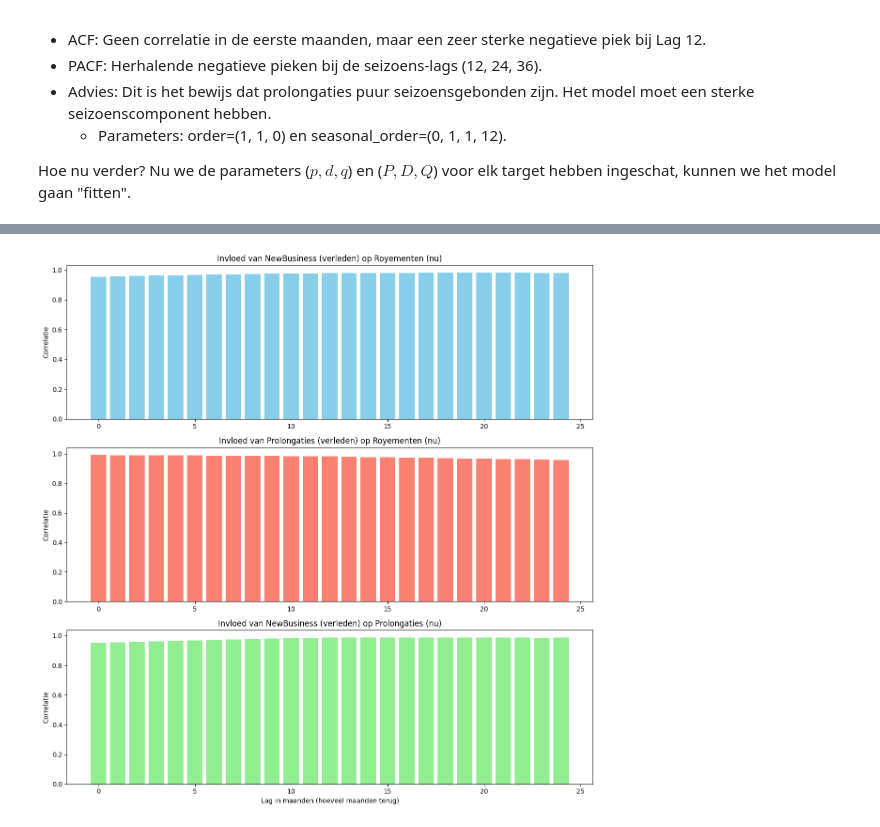
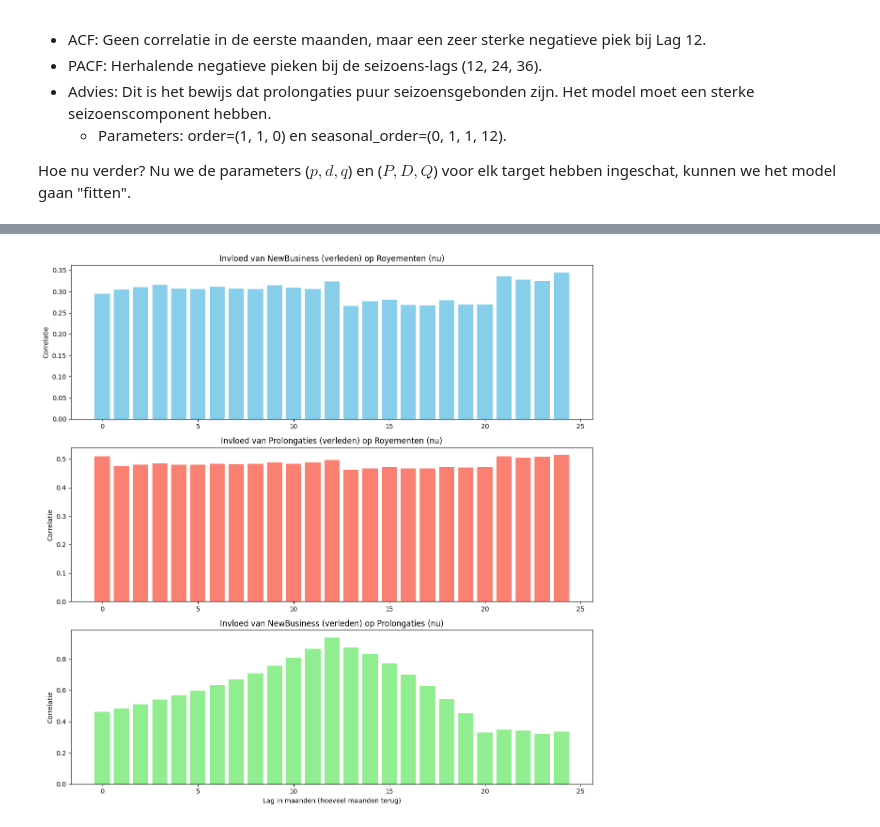
Before and after one commit to wmvanhuis/MADS-ML-Graduation_Project_Bovemij, a Jupyter notebook: notebooks/timeseries/eda timeseries v3.ipynb, the cells around one changed output, grey strips where cells are left out. Drawn from its saved outputs; the diff is of its cells as text; code cells hidden in the pictures.

```diff
--- a/notebooks/timeseries/eda timeseries v3.ipynb
+++ b/notebooks/timeseries/eda timeseries v3.ipynb
@@ -498,6 +504,9 @@ df_cleaned['date'] = pd.to_datetime(df_cleaned['Jaar_Maand'].astype(str), format
 ts_prol = df_cleaned.groupby('date')['Prolongaties'].sum().reset_index()
 ts_prol['Log_Prolongaties_Total'] = np.log1p(ts_prol['Prolongaties'])
 ts_prol.set_index('date', inplace=True)
+
+# Voeg het berekende maandtotaal toe aan de individuele regels in df_cleaned
+df_cleaned['Log_Prolongaties_Total'] = df_cleaned['date'].map(ts_prol['Log_Prolongaties_Total'])
 
 # 1. Tijdreeks en Trend
 plt.figure(figsize=(12, 5))
@@ -564,46 +573,47 @@ Je hebt nu voor alle drie de targets een stevige basis:
 - NewBusiness: Groeiend en seizoensgevoelig (stationair, maar trend is dominant).
 - Prolongaties: Zeer stabiel en sterk seizoensgebonden (beste kandidaat voor accurate forecasting).
 # %%
-# Differencing voor Royementen
+# Differencing voor Royementen gebruikmakend van Log_Royementen_Total
 
-df_cleaned['date'] = pd.to_datetime(df_cleaned['Jaar_Maand'].astype(str), format='%Y%m')
-
-# Portfolio totaal per maand voor Royementen
-ts_roy = df_cleaned.groupby('date')['Royementen'].sum().reset_index()
-ts_roy['Log_Royementen'] = np.log1p(ts_roy['Royementen'])
-ts_roy.set_index('date', inplace=True)
+# 1. Aggregatie naar maandniveau
+# We groeperen op 'date'. Omdat 'Log_Royementen_Total' al berekend is op maandniveau,
+# nemen we het gemiddelde (of .first()) om één waarde per maand over te houden.
+ts_roy = df_cleaned.groupby('date')[['Log_Royementen_Total']].mean()
 
 # 2. Differencing stappen
-# Stap 1: Alleen log (geen difference)
+# Stap 1: Niveau (Log_Royementen_Total is al gelogd)
 # Stap 2: Reguliere difference (d=1) om trend te verwijderen
-ts_roy['Diff1'] = ts_roy['Log_Royementen'].diff()
+ts_roy['Diff1'] = ts_roy['Log_Royementen_Total'].diff()
+
 # Stap 3: Reguliere + Seizoensdifference (d=1, D=1) om trend en seizoen te verwijderen
-ts_roy['Diff1_S12'] = ts_roy['Log_Royementen'].diff().diff(12)
+ts_roy['Diff1_S12'] = ts_roy['Log_Royementen_Total'].diff().diff(12)
 
 # 3. Visualisatie
 fig, axes = plt.subplots(3, 1, figsize=(14, 12))
 
-# Plot 1: Log Royementen
-ts_roy['Log_Royementen'].plot(ax=axes[0], color='blue', title='1. Log-getransformeerde Royementen (Niveau)')
+# Plot 1: Log Royementen Totaal
+ts_roy['Log_Royementen_Total'].plot(ax=axes[0], color='blue', title='1. Log Royementen Totaal (Niveau)')
 axes[0].set_ylabel('Log Waarde')
 
-# Plot 2: na d=1
+# Plot 2: Na d=1
 ts_roy['Diff1'].plot(ax=axes[1], color='orange', title='2. Na 1e Differentiatie (d=1) - Trend verwijderd')
 axes[1].set_ylabel('Verschil t vs t-1')
 
-# Plot 3: na d=1 en D=1
+# Plot 3: Na d=1 en D=1
 ts_roy['Diff1_S12'].plot(ax=axes[2], color='green', title='3. Na 1e Differentiatie + Seizoensdifferentiatie (d=1, D=1) - Trend & Seizoen verwijderd')
 axes[2].set_ylabel('Verschil')
 
 plt.tight_layout()
-plt.savefig('royementen_differencing_steps.png')
+plt.show()
 
 # 4. ADF Tests uitvoeren per stap
+from statsmodels.tsa.stattools import adfuller
+
 def check_adf(series, title):
     res = adfuller(series.dropna())
     return f"{title} | ADF: {res[0]:.3f} | p-waarde: {res[1]:.4f}"
 
-print(check_adf(ts_roy['Log_Royementen'], "Origineel (Log)"))
+print(check_adf(ts_roy['Log_Royementen_Total'], "Origineel (Log)"))
 print(check_adf(ts_roy['Diff1'], "Na d=1"))
 print(check_adf(ts_roy['Diff1_S12'], "Na d=1, D=1"))
 # %% [output]
@@ -855,7 +859,7 @@ Visualiseren van correlatiematrix...
 corr_raw = df_cleaned[['Log_Royementen', 'Log_NewBusiness', 'Log_Prolongaties']].corr()
 
 # 2. Correlatie op TOTAAL-niveau (geaggregeerd per maand)
-ts_df = df_cleaned.groupby('date')[['Log_Royementen', 'Log_NewBusiness', 'Log_Prolongaties']].sum()
+ts_df = df_cleaned.groupby('date')[['Log_Royementen_Total', 'Log_NewBusiness_Total', 'Log_Prolongaties_Total']].mean()
 corr_aggregated = ts_df.corr()
 
 # Visualisatie van het verschil
@@ -878,34 +882,34 @@ def calc_lagged_correlations(series_cause, series_effect, max_lag=24):
         # We verschuiven de oorzaak naar het verleden
         correlation = series_effect.corr(series_cause.shift(lag))
         corrs.append(correlation)
     return corrs
 
 # Analyse uitvoeren op de geaggregeerde data (ts_df)
 lags = 24
-nb_roy = calc_lagged_correlations(ts_df['Log_NewBusiness'], ts_df['Log_Royementen'], lags)
-pro_roy = calc_lagged_correlations(ts_df['Log_Prolongaties'], ts_df['Log_Royementen'], lags)
-nb_pro = calc_lagged_correlations(ts_df['Log_NewBusiness'], ts_df['Log_Prolongaties'], lags)
+nb_roy = calc_lagged_correlations(ts_df['Log_NewBusiness_Total'], ts_df['Log_Royementen_Total'], lags)
+pro_roy = calc_lagged_correlations(ts_df['Log_Prolongaties_Total'], ts_df['Log_Royementen_Total'], lags)
+nb_pro = calc_lagged_correlations(ts_df['Log_NewBusiness_Total'], ts_df['Log_Prolongaties_Total'], lags)
 
 # Visualisatie
 fig, axes = plt.subplots(3, 1, figsize=(12, 12))
 
 # Plot 1
 axes[0].bar(range(lags+1), nb_roy, color='skyblue')
 axes[0].set_title('Invloed van NewBusiness (verleden) op Royementen (nu)')
 axes[0].set_ylabel('Correlatie')
 
 # Plot 2
 axes[1].bar(range(lags+1), pro_roy, color='salmon')
 axes[1].set_title('Invloed van Prolongaties (verleden) op Royementen (nu)')
 axes[1].set_ylabel('Correlatie')
 
 # Plot 3
 axes[2].bar(range(lags+1), nb_pro, color='lightgreen')
 axes[2].set_title('Invloed van NewBusiness (verleden) op Prolongaties (nu)')
 axes[2].set_ylabel('Correlatie')
 axes[2].set_xlabel('Lag in maanden (hoeveel maanden terug)')
 
 plt.tight_layout()
 plt.show()
 # %% [output]
-[figure, old version]
+[figure, new version]
```
Also changed, not shown: parts of 8 cells of this notebook.
